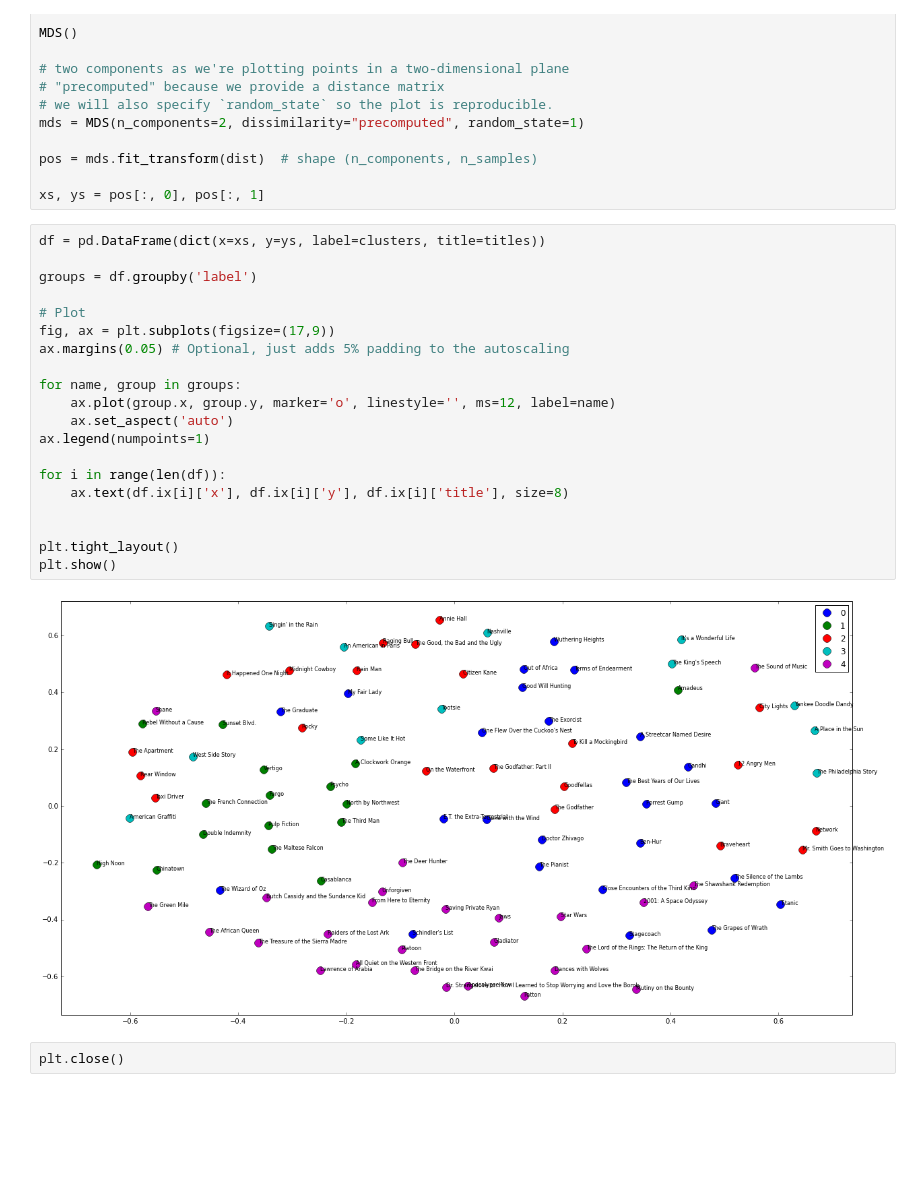
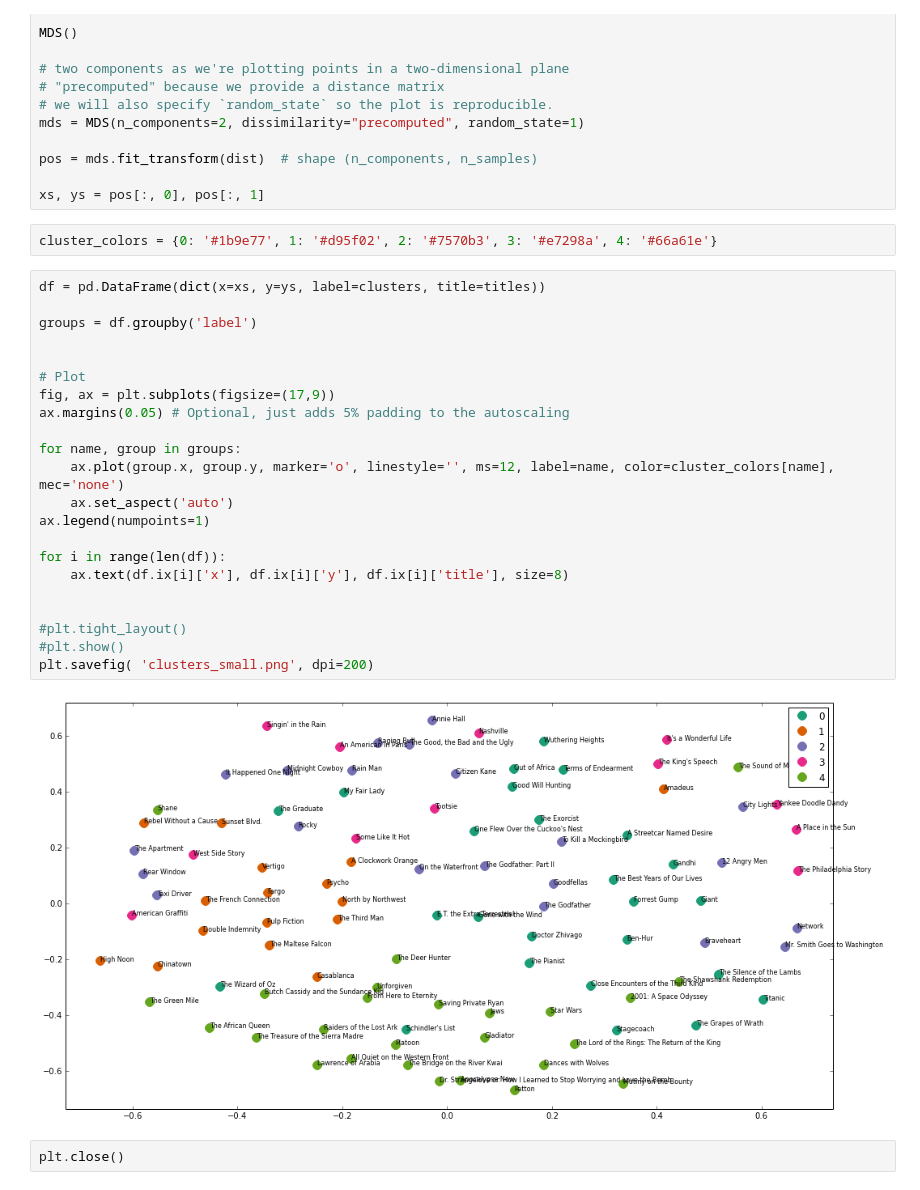
Before and after one commit to brandomr/document_cluster, a Jupyter notebook: cluster_analysis.ipynb, the cells around one changed output. Drawn from its saved outputs; the diff is of its cells as text; blank space fills up the shorter version.

```diff
--- a/cluster_analysis.ipynb
+++ b/cluster_analysis.ipynb
@@ -343,28 +394,32 @@ mds = MDS(n_components=2, dissimilarity="precomputed", random_state=1)
 pos = mds.fit_transform(dist)  # shape (n_components, n_samples)
 
 xs, ys = pos[:, 0], pos[:, 1]
+# %%
+cluster_colors = {0: '#1b9e77', 1: '#d95f02', 2: '#7570b3', 3: '#e7298a', 4: '#66a61e'}
 # %%
 df = pd.DataFrame(dict(x=xs, y=ys, label=clusters, title=titles))
 
 groups = df.groupby('label')
+
 
 # Plot
 fig, ax = plt.subplots(figsize=(17,9))
 ax.margins(0.05) # Optional, just adds 5% padding to the autoscaling
 
 for name, group in groups:
-    ax.plot(group.x, group.y, marker='o', linestyle='', ms=12, label=name)
+    ax.plot(group.x, group.y, marker='o', linestyle='', ms=12, label=name, color=cluster_colors[name], mec='none')
     ax.set_aspect('auto')
 ax.legend(numpoints=1)
 
 for i in range(len(df)):
     ax.text(df.ix[i]['x'], df.ix[i]['y'], df.ix[i]['title'], size=8)
 
 
-plt.tight_layout()
-plt.show()
+#plt.tight_layout()
+#plt.show()
+plt.savefig( 'clusters_small.png', dpi=200)
 # %% [output]
-[figure, old version]
+[figure, new version]
 # %%
 plt.close()
 # %%
```
Also changed, not shown: parts of 6 cells of this notebook, 9 other files.
